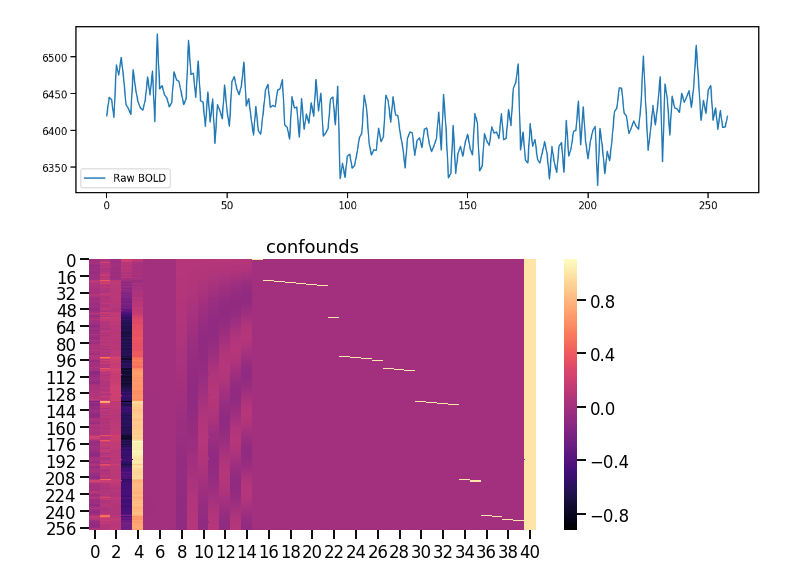
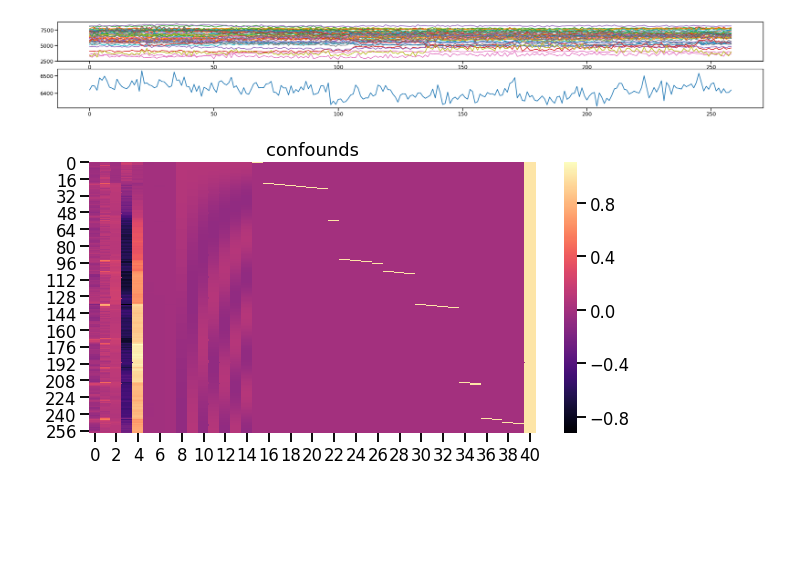
Before and after one commit to dunsmoorlab/gPPI, a Jupyter notebook: deconvolve.ipynb, the cells around one changed output. Saved outputs shown, nothing was run; the diff lists cells and outputs as text; code cells hidden in the pictures; blank space fills up the shorter version.

```diff
--- a/deconvolve.ipynb
+++ b/deconvolve.ipynb
@@ -22,14 +23,14 @@ def apply_mask(mask=None,target=None):
 # %%
 data = get_data('example_data/sub-FC004_ses-1_task-acquisition_space-T1w_desc-preproc_bold.nii.gz')
 mask = get_data('example_data/lh_amyg.nii.gz')
-data = apply_mask(mask=mask,target=data).mean(axis=1)
-bold = data
+data = apply_mask(mask=mask,target=data)
+bold = data.mean(axis=1)
 x = range(bold.shape[0])
-plt.figure(figsize=(20,5))
-plt.plot(x,bold);
-plt.legend(['Raw BOLD']);
+fig, ax = plt.subplots(2,figsize=(40,5))
+ax[0].plot(x,data)
+ax[1].plot(x,bold,label='Mean BOLD signal');
 # %% [output]
-[figure, old version]
+[figure, new version]
 # %%
 confounds = pd.read_csv('example_data/confounds.txt',sep='\t',header=None).values
 # confounds = confounds[:,:15]
```
Also changed, not shown: parts of 3 cells of this notebook, 1 other file.
